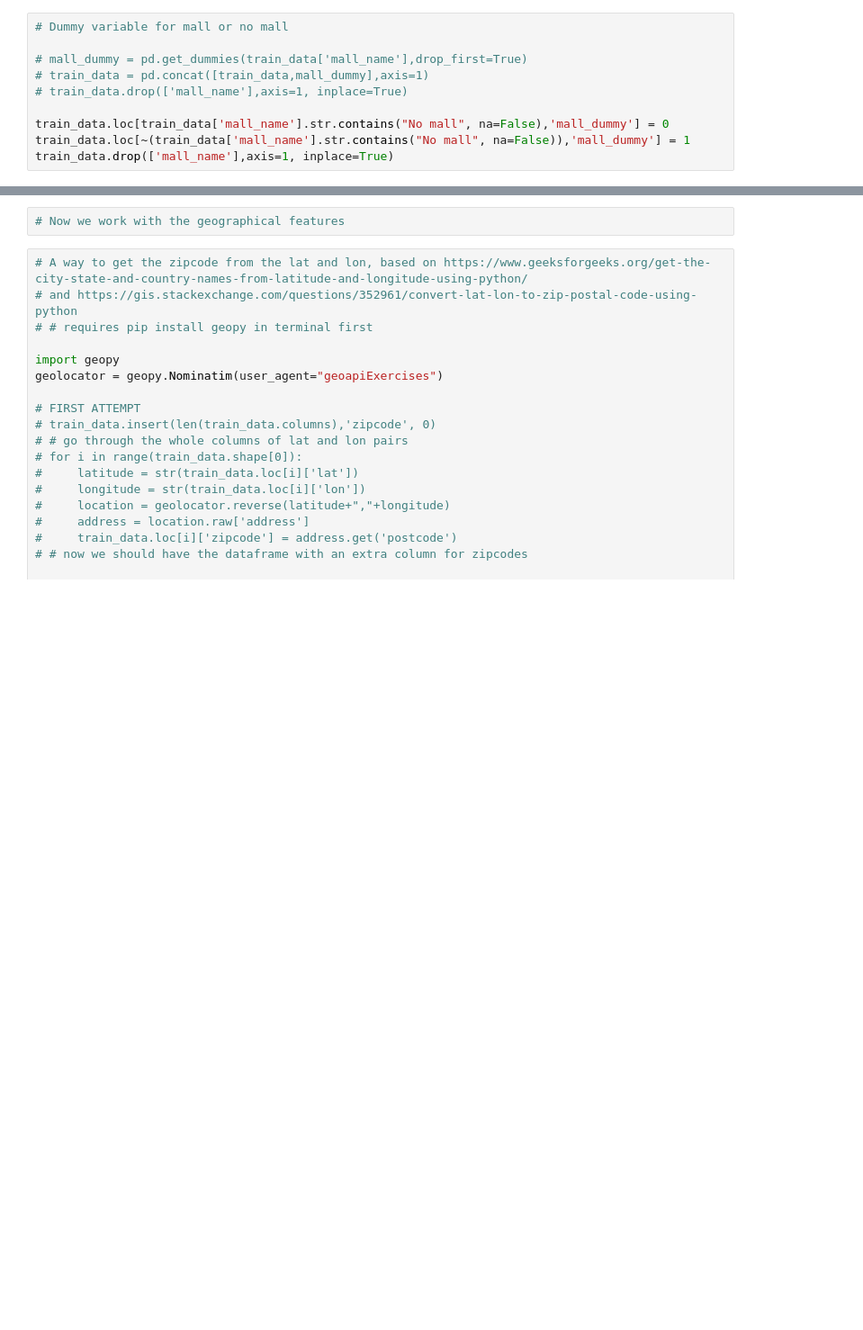
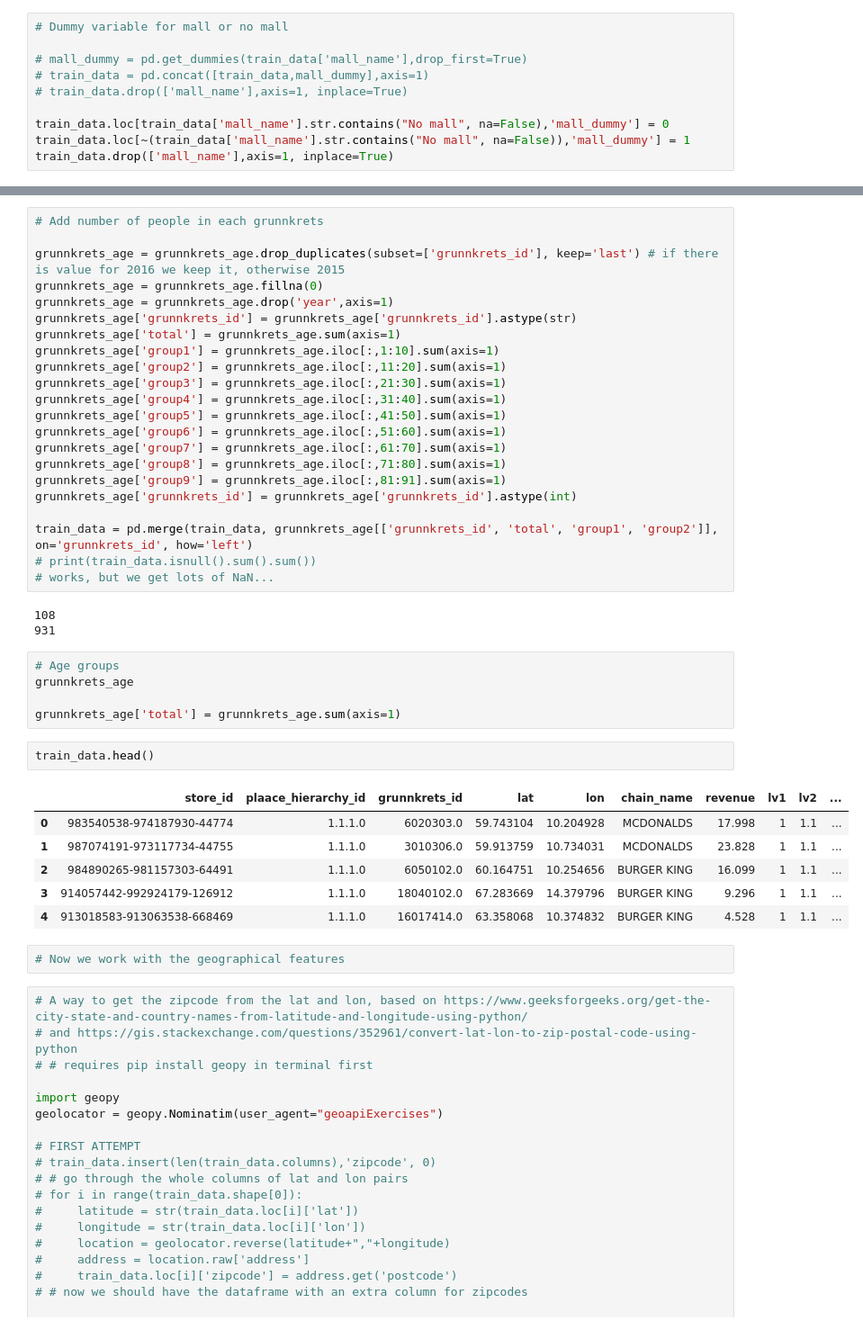
Before and after one commit to paaskehaakon/ML-project, a Jupyter notebook: EDA_cont.ipynb, the cells around one changed output, grey strips where cells are left out. Shown: that part at 90% size. Cells and saved outputs as stored; diff of their text form; blank space fills up the shorter version.

```diff
--- a/EDA_cont.ipynb
+++ b/EDA_cont.ipynb
@@ -93,3 +256,42 @@ train_data.head()
+# %%
+# Add number of people in each grunnkrets
+
+grunnkrets_age = grunnkrets_age.drop_duplicates(subset=['grunnkrets_id'], keep='last') # if there is value for 2016 we keep it, otherwise 2015
+grunnkrets_age = grunnkrets_age.fillna(0)
+grunnkrets_age = grunnkrets_age.drop('year',axis=1)
+grunnkrets_age['grunnkrets_id'] = grunnkrets_age['grunnkrets_id'].astype(str)
+grunnkrets_age['total'] = grunnkrets_age.sum(axis=1)
+grunnkrets_age['group1'] = grunnkrets_age.iloc[:,1:10].sum(axis=1)
+grunnkrets_age['group2'] = grunnkrets_age.iloc[:,11:20].sum(axis=1)
+grunnkrets_age['group3'] = grunnkrets_age.iloc[:,21:30].sum(axis=1)
+grunnkrets_age['group4'] = grunnkrets_age.iloc[:,31:40].sum(axis=1)
+grunnkrets_age['group5'] = grunnkrets_age.iloc[:,41:50].sum(axis=1)
+grunnkrets_age['group6'] = grunnkrets_age.iloc[:,51:60].sum(axis=1)
+grunnkrets_age['group7'] = grunnkrets_age.iloc[:,61:70].sum(axis=1)
+grunnkrets_age['group8'] = grunnkrets_age.iloc[:,71:80].sum(axis=1)
+grunnkrets_age['group9'] = grunnkrets_age.iloc[:,81:91].sum(axis=1)
+grunnkrets_age['grunnkrets_id'] = grunnkrets_age['grunnkrets_id'].astype(int)
+
+train_data = pd.merge(train_data, grunnkrets_age[['grunnkrets_id', 'total', 'group1', 'group2']], on='grunnkrets_id', how='left')
+# print(train_data.isnull().sum().sum())
+# works, but we get lots of NaN...
+# %% [output]
+108
+931
+# %%
+# Age groups
+grunnkrets_age
+
+grunnkrets_age['total'] = grunnkrets_age.sum(axis=1)
+# %%
+train_data.head()
+# %% [output]
+|  | store_id | plaace_hierarchy_id | grunnkrets_id | lat | lon | chain_name | revenue | lv1 | lv2 | ... |
+| 0 | 983540538-974187930-44774 | 1.1.1.0 | 6020303.0 | 59.743104 | 10.204928 | MCDONALDS | 17.998 | 1 | 1.1 | ... |
+| 1 | 987074191-973117734-44755 | 1.1.1.0 | 3010306.0 | 59.913759 | 10.734031 | MCDONALDS | 23.828 | 1 | 1.1 | ... |
+| 2 | 984890265-981157303-64491 | 1.1.1.0 | 6050102.0 | 60.164751 | 10.254656 | BURGER KING | 16.099 | 1 | 1.1 | ... |
+| 3 | 914057442-992924179-126912 | 1.1.1.0 | 18040102.0 | 67.283669 | 14.379796 | BURGER KING | 9.296 | 1 | 1.1 | ... |
+| 4 | 913018583-913063538-668469 | 1.1.1.0 | 16017414.0 | 63.358068 | 10.374832 | BURGER KING | 4.528 | 1 | 1.1 | ... |
 # %%
 # Now we work with the geographical features
 # %%
```
Also changed, not shown: parts of 19 cells of this notebook.
